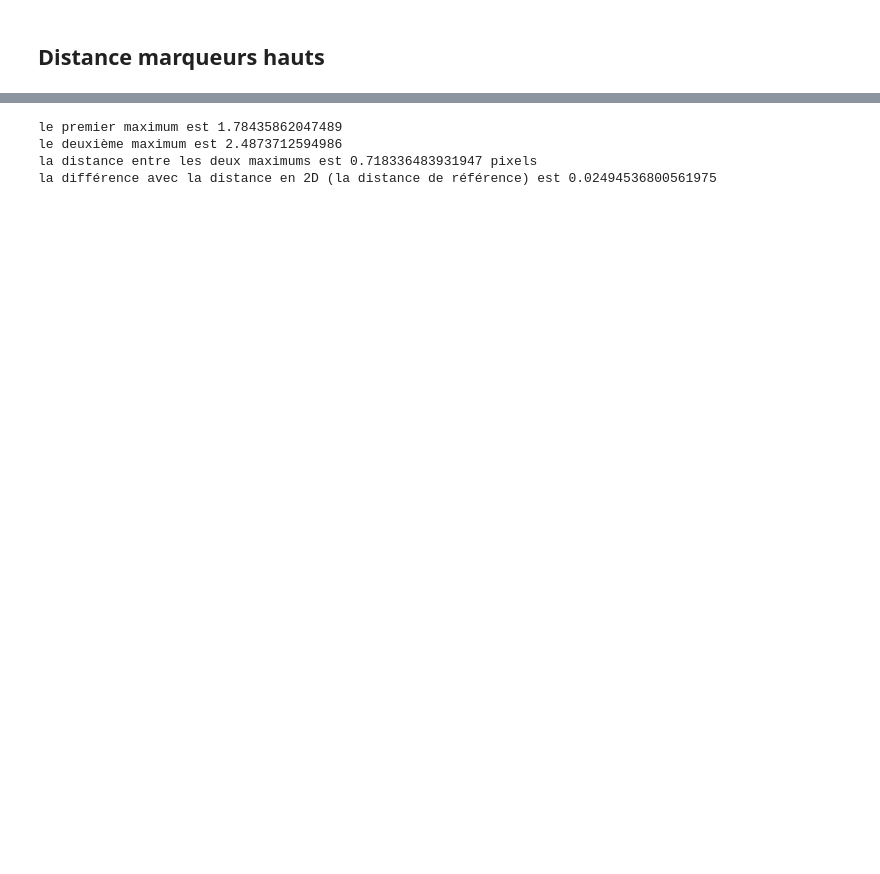
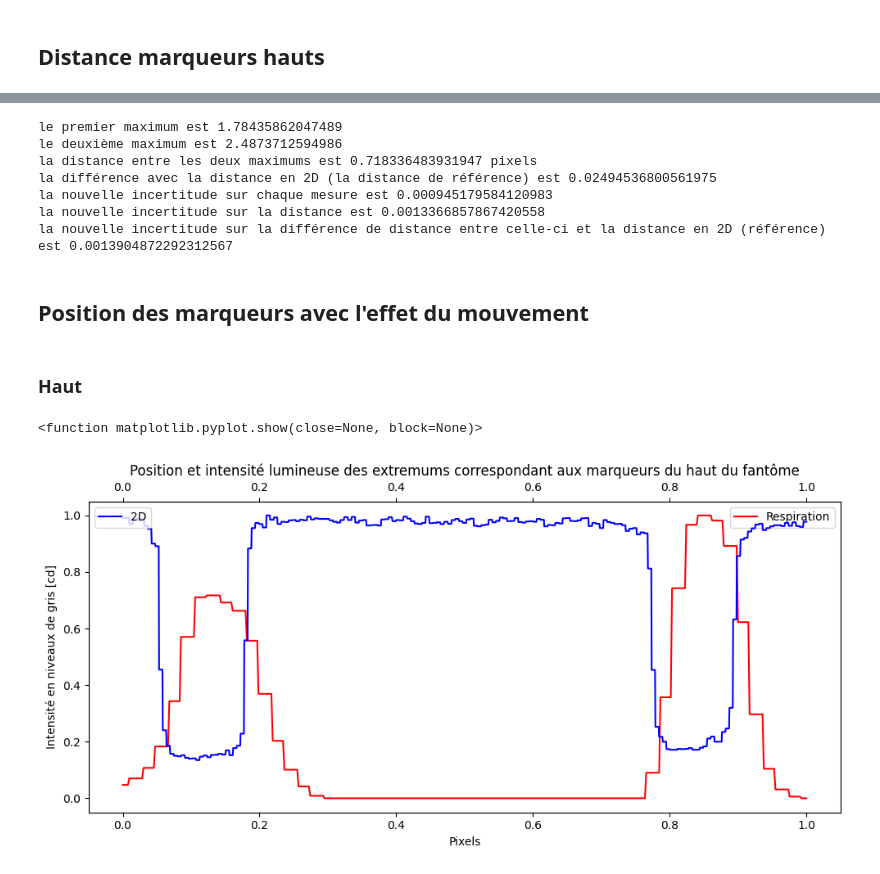
Before and after one commit to Mathgi89/Donn-es-Brut, a Jupyter notebook: Traitement notebook.ipynb, the cells around one changed output, grey strips where cells are left out. Cells and saved outputs as stored; diff of their text form; code cells hidden in the pictures; blank space fills up the shorter version.

```diff
--- a/Traitement notebook.ipynb
+++ b/Traitement notebook.ipynb
@@ -437,7 +515,5 @@ la différence avec la distance en 2D (la distance de référence) est 0.0108223
 # %%
 df_data = pd.read_csv('9-320Proj_0.5mm_distance_marqueurs_haut_respiration.csv')
-fig = px.line(df_data, x = 'Pixels', y = 'Value', title='3D 320 proj - 0.5mm - respiration')
-fig.show()
 
 y_data = df_data.Value
 y_data_liste = list(y_data)
@@ -451,7 +527,7 @@ new_x = []
 for i in range(len(x_data_liste)):
     new_x.append(x_data_liste[i]/range_x)
 
-fig = px.line(df_data, x = new_x, y = 'Value', title='Distance 2D')
+fig = px.line(df_data, x = new_x, y = 'Value', title='Intensité en niveaux de gris du trait reliant les deux marqueurs du haut du fantôme. Respiration; 320 proj. - 0.5mm', labels={"x":"Pixels", "Value":"Intensité en niveau de gris [cd]"})
 fig.show()
 
 y_data_200_1 = []
@@ -476,8 +552,81 @@ dist = x_value_at_max_2 - x_value_at_max_1
 print("la distance entre les deux maximums est", dist, "pixels")
 diff = abs(dist_reference - dist)
 print("la différence avec la distance en 2D (la distance de référence) est", diff)
+
+incertitude = 0.05/max(x_data_liste)
+incertitude_distance = np.sqrt((incertitude**2) + (incertitude**2))
+inc_diff_dist_avec_ref = np.sqrt((incertitude_distance**2) + (incertitude_distance_ref**2))
+print("la nouvelle incertitude sur chaque mesure est", incertitude)
+print("la nouvelle incertitude sur la distance est", incertitude_distance)
+print("la nouvelle incertitude sur la différence de distance entre celle-ci et la distance en 2D (référence) est", inc_diff_dist_avec_ref)
 # %% [output]
 le premier maximum est 1.78435862047489
 le deuxième maximum est 2.4873712594986
 la distance entre les deux maximums est 0.718336483931947 pixels
 la différence avec la distance en 2D (la distance de référence) est 0.02494536800561975
+la nouvelle incertitude sur chaque mesure est 0.000945179584120983
+la nouvelle incertitude sur la distance est 0.0013366857867420558
+la nouvelle incertitude sur la différence de distance entre celle-ci et la distance en 2D (référence) est 0.0013904872292312567
+# %% [markdown]
+## Position des marqueurs avec l'effet du mouvement
+# %% [markdown]
+### Haut
+# %%
+plt.rcParams["figure.figsize"] = [10, 5]
+plt.rcParams["figure.autolayout"] = True
+
+fig, ax1 = plt.subplots()
+# graphique respiration haut
+df_data = pd.read_csv('9-320Proj_0.5mm_distance_marqueurs_haut_respiration.csv')
+
+y_data = df_data.Value
+y_data_liste = list(y_data)
+x_data = df_data.Pixels
+x_data_liste = list(x_data)
+
+# normalisons
+range_x = max(x_data_liste) - min(x_data_liste)
+range_y = max(y_data_liste)
+
+new_y = []
+for i in range(len(y_data_liste)):
+    new_y.append(y_data_liste[i]/range_y)
+
+new_x = []
+for i in range(len(x_data_liste)):
+    new_x.append(x_data_liste[i]/range_x)
+
+ax1.plot(new_x, new_y, color = "red", label = "Respiration")
+plt.legend()
+plt.xlabel("Pixels")
+plt.ylabel("Intensité en niveaux de gris [cd]")
+#############################
+
+# graphique 2D haut
+df_data = pd.read_csv('2-Distance_2marquers_haut.csv')
+
+y_data = df_data.Value
+y_data_liste = list(y_data)
+x_data = df_data.Pixels
+x_data_liste = list(x_data)
+
+# normalisons
+range_x = max(x_data_liste) - min(x_data_liste)
+range_y = max(y_data_liste)
+
+new_y = []
+for i in range(len(y_data_liste)):
+    new_y.append(y_data_liste[i]/range_y)
+
+new_x = []
+for i in range(len(x_data_liste)):
+    new_x.append(x_data_liste[i]/range_x)
+
+ax2 = ax1.twiny()
+ax2.plot(new_x, new_y, color = "blue", label = "2D")
+plt.legend(loc = "upper left")
+plt.title("Position et intensité lumineuse des extremums correspondant aux marqueurs du haut du fantôme")
+plt.show
+# %% [output]
+<function matplotlib.pyplot.show(close=None, block=None)>
+[figure, added]
```
Also changed, not shown: parts of 12 cells of this notebook.
